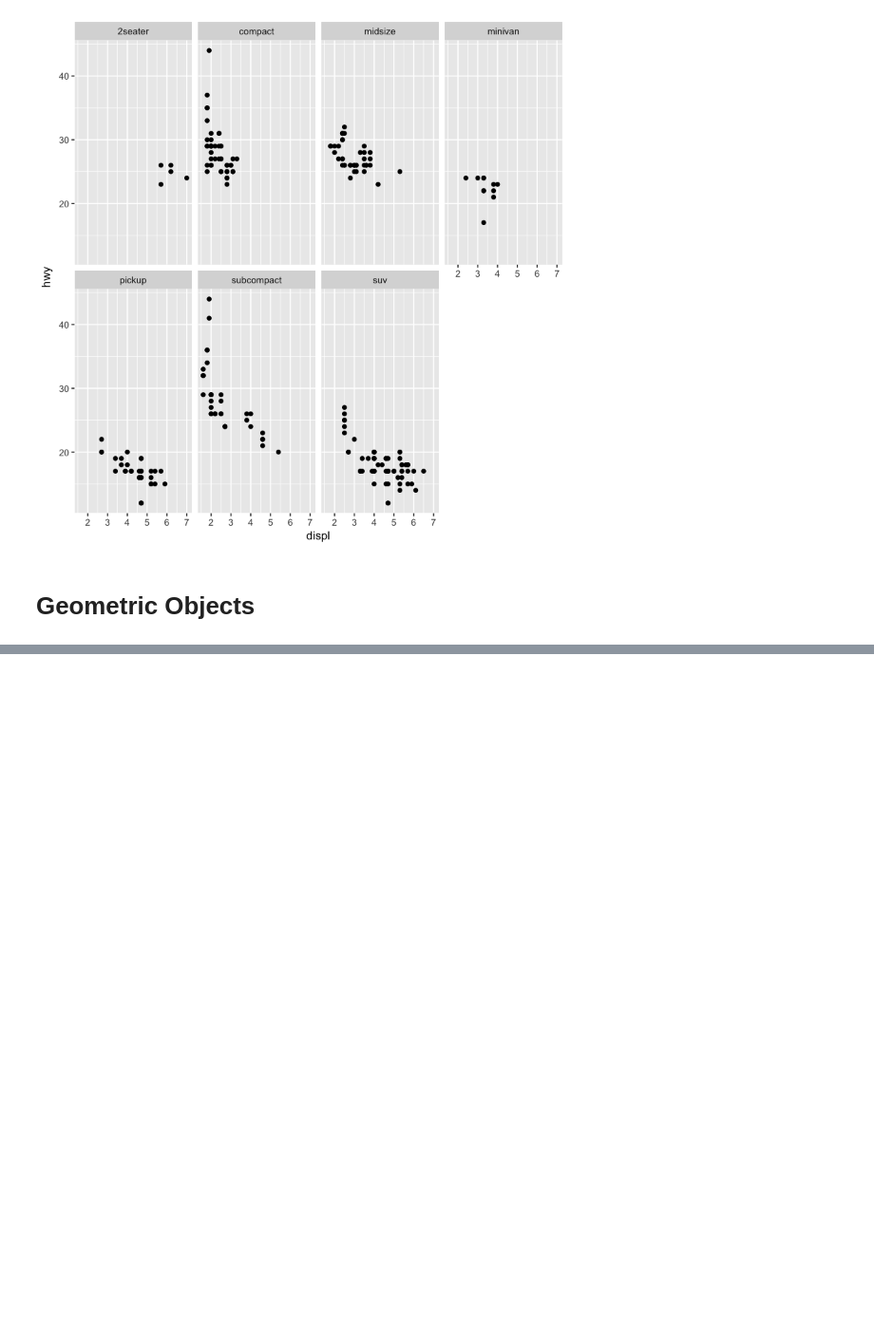
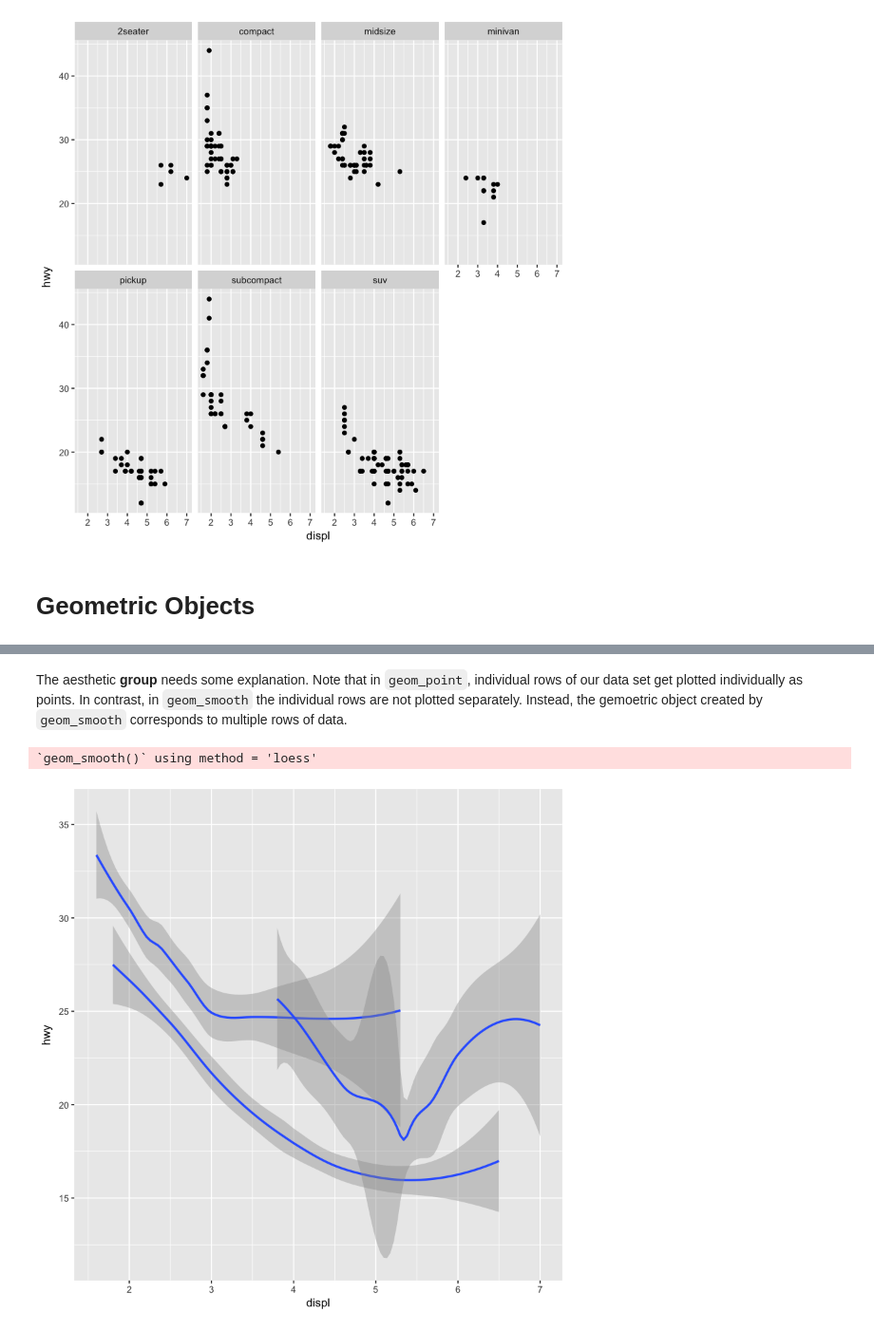
Before and after one commit to ambujtewari/stats306-fall2017, a Jupyter notebook: Lecture01.ipynb, the cells around one changed output, grey strips where cells are left out. Shown at 95% size. Cells and saved outputs as stored; diff of their text form; code cells hidden in the pictures; blank space fills up the shorter version.

```diff
--- a/Lecture01.ipynb
+++ b/Lecture01.ipynb
@@ -182,0 +234,8 @@ ggplot(data = mpg) +
+# %% [markdown]
+The aesthetic **group** needs some explanation. Note that in `geom_point`, individual rows of our data set get plotted individually as points. In contrast, in `geom_smooth` the individual rows are not plotted separately. Instead, the gemoetric object created by `geom_smooth` corresponds to multiple rows of data.
+# %%
+ggplot(data = mpg) +
+  geom_smooth(mapping = aes(x = displ, y = hwy, group = drv))
+# %% [output]
+`geom_smooth()` using method = 'loess'
+[figure, added]
```
Also changed, not shown: parts of 18 cells of this notebook.
